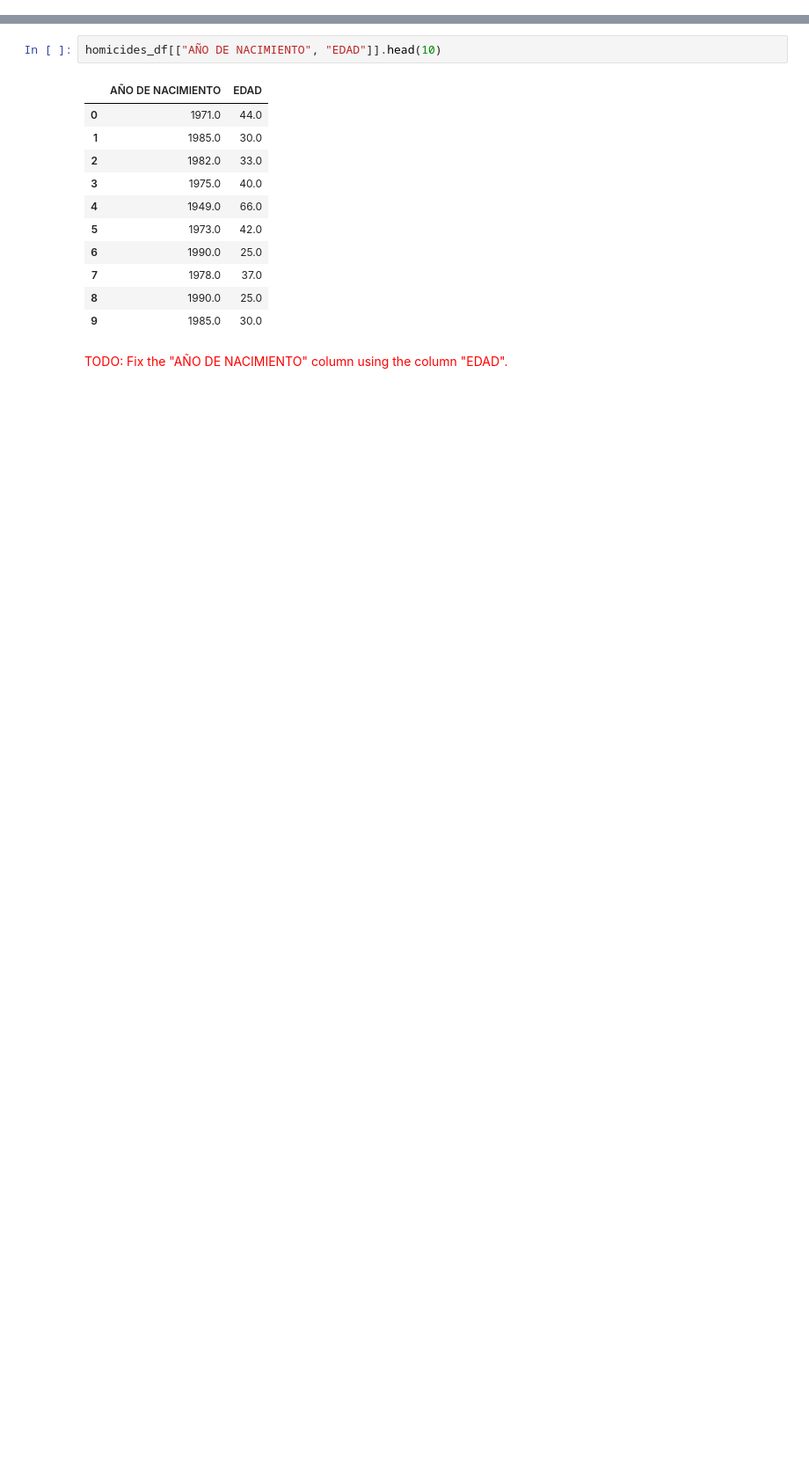
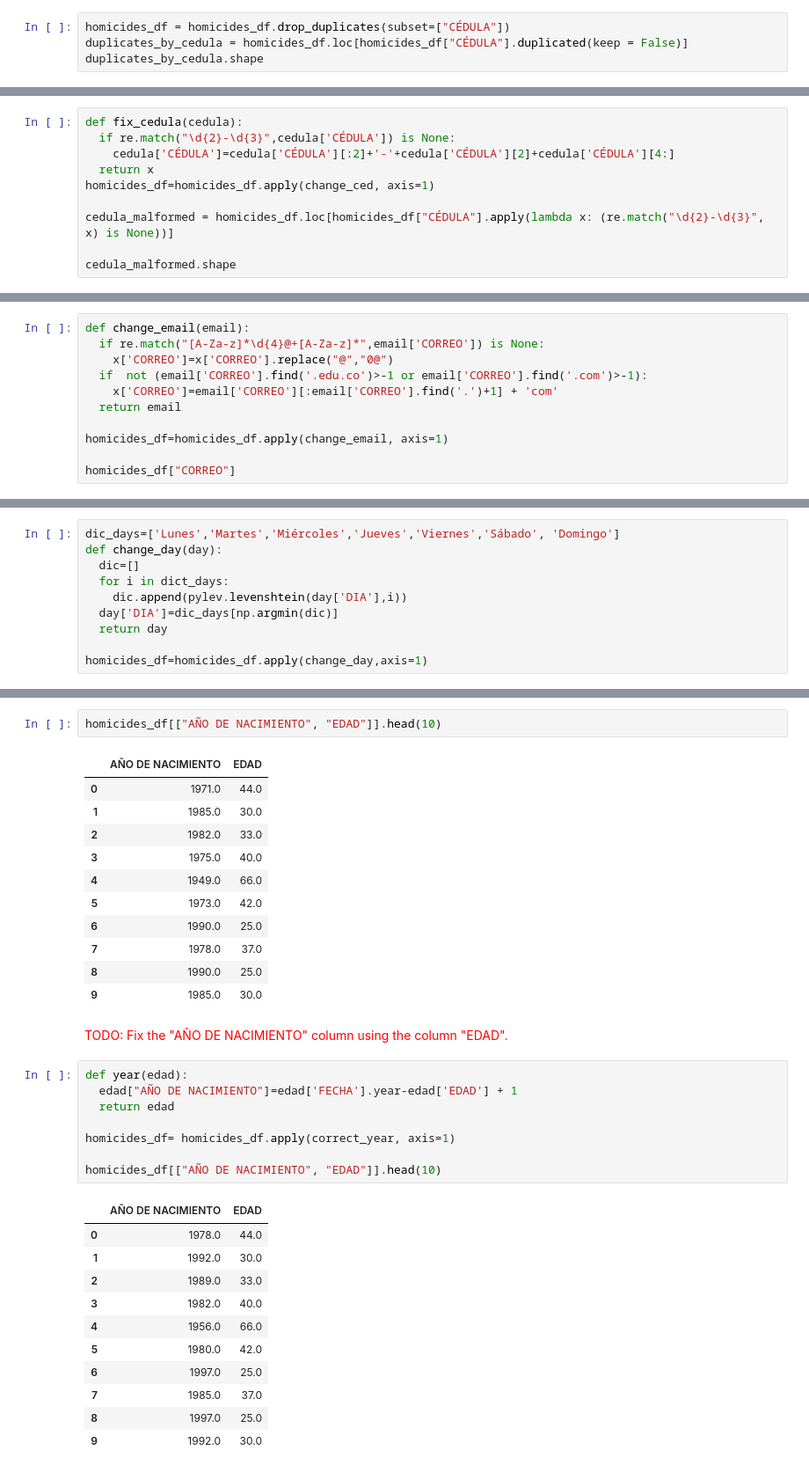
Before and after one commit to OscarBosigas/CalidadYLimpieza-Ciencia-de-Datos, a Jupyter notebook: data-quality-tutorial.ipynb, the cells around one changed output, grey strips where cells are left out. Shown at 88% size. Cells and saved outputs as stored; diff of their text form; blank space fills up the shorter version.

```diff
--- a/data-quality-tutorial.ipynb
+++ b/data-quality-tutorial.ipynb
@@ -198,3 +197,7 @@ duplicates_by_cedula.sort_values("CÉDULA", ascending = True).head(6)
 <span style="color:red">TODO: Delete records with "CÉDULA" duplicated</span>
 
 <span style="color:red">Hint: You can use drop_duplicates() pandas function.</span>
+# %%
+homicides_df = homicides_df.drop_duplicates(subset=["CÉDULA"])
+duplicates_by_cedula = homicides_df.loc[homicides_df["CÉDULA"].duplicated(keep = False)]
+duplicates_by_cedula.shape
@@ -217,3 +222,13 @@ cedula_malformed.head(6)
 | 3588 | 2021-04-19 20:00:00 | BOLÍVAR | CARTAGENA (CT) | Domingo | LA ESPERANZA | URBANA | VIAS PUBLICAS | ARMA DE FUEGO | ... |
 # %% [markdown]
 <span style="color:red">TODO: Fix the malformed "CÉDULA" values.</span>
+# %%
+def fix_cedula(cedula):
+  if re.match("\d{2}-\d{3}",cedula['CÉDULA']) is None:
+    cedula['CÉDULA']=cedula['CÉDULA'][:2]+'-'+cedula['CÉDULA'][2]+cedula['CÉDULA'][4:]
+  return x
+homicides_df=homicides_df.apply(change_ced, axis=1)
+
+cedula_malformed = homicides_df.loc[homicides_df["CÉDULA"].apply(lambda x: (re.match("\d{2}-\d{3}", x) is None))]
+
+cedula_malformed.shape
@@ -220,2 +237,13 @@ cedula_malformed.head(6)
 # %% [markdown]
 <span style="color:red">TODO: Make something similar to check and fix the "CORREO" column (PATTERN: 4 digits before the @, only .edu.co and .com domains are allowed)</span>
+# %%
+def change_email(email):
+  if re.match("[A-Za-z]*\d{4}@+[A-Za-z]*",email['CORREO']) is None:
+    x['CORREO']=x['CORREO'].replace("@","0@")
+  if  not (email['CORREO'].find('.edu.co')>-1 or email['CORREO'].find('.com')>-1):
+    x['CORREO']=email['CORREO'][:email['CORREO'].find('.')+1] + 'com'
+  return email
+
+homicides_df=homicides_df.apply(change_email, axis=1)
+
+homicides_df["CORREO"]
@@ -242,6 +283,16 @@ pylev.levenshtein('sábado', 'viernes')
 7
 # %% [markdown]
 <span style="color:red">TODO: Create a function to fix the digitation errors for "DIA" column.</span>
+# %%
+dic_days=['Lunes','Martes','Miércoles','Jueves','Viernes','Sábado', 'Domingo']
+def change_day(day):
+  dic=[]
+  for i in dict_days:
+    dic.append(pylev.levenshtein(day['DIA'],i))
+  day['DIA']=dic_days[np.argmin(dic)]
+  return day
+
+homicides_df=homicides_df.apply(change_day,axis=1)
 # %%
 homicides_df["DIA"].unique()
 # %% [output]
@@ -269,3 +314,23 @@ homicides_df[["AÑO DE NACIMIENTO", "EDAD"]].head(10)
 | 9 | 1985.0 | 30.0 |
 # %% [markdown]
 <span style="color:red">TODO: Fix the "AÑO DE NACIMIENTO" column using the column "EDAD".</span>
+# %%
+def year(edad):
+  edad["AÑO DE NACIMIENTO"]=edad['FECHA'].year-edad['EDAD'] + 1
+  return edad
+
+homicides_df= homicides_df.apply(correct_year, axis=1)
+
+homicides_df[["AÑO DE NACIMIENTO", "EDAD"]].head(10)
+# %% [output]
+|  | AÑO DE NACIMIENTO | EDAD |
+| 0 | 1978.0 | 44.0 |
+| 1 | 1992.0 | 30.0 |
+| 2 | 1989.0 | 33.0 |
+| 3 | 1982.0 | 40.0 |
+| 4 | 1956.0 | 66.0 |
+| 5 | 1980.0 | 42.0 |
+| 6 | 1997.0 | 25.0 |
+| 7 | 1985.0 | 37.0 |
+| 8 | 1997.0 | 25.0 |
+| 9 | 1992.0 | 30.0 |
```
Also changed, not shown: parts of 7 cells of this notebook.
